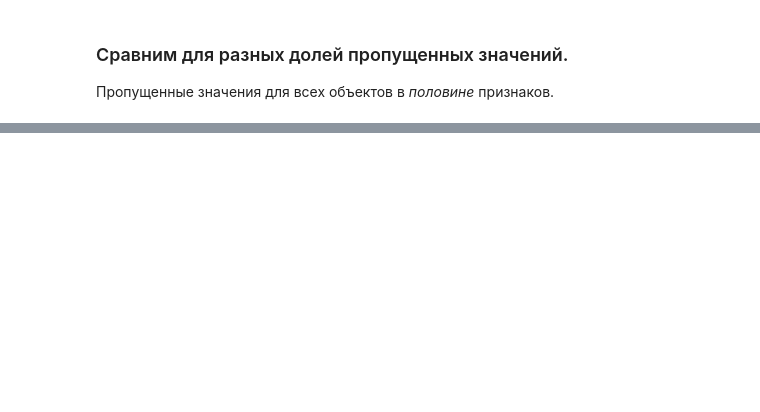
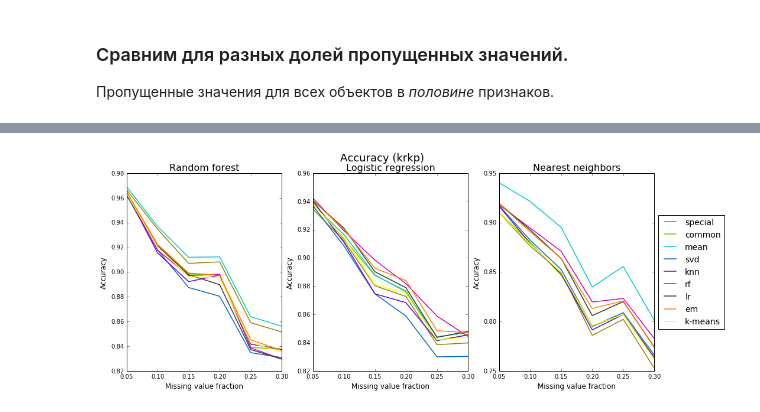
Before and after one commit to emilkayumov/missing-value, a Jupyter notebook: experiment.ipynb, the cells around one changed output, grey strips where cells are left out. Drawn from its saved outputs; the diff is of its cells as text; code cells hidden in the pictures; blank space fills up the shorter version.

```diff
--- a/experiment.ipynb
+++ b/experiment.ipynb
@@ -722,0 +430,7 @@ plt.show()
+# %%
+clf = LogisticRegression(C=1.0, penalty='l2')
+# %%
+accuracy_krkp_lr, rmse_krkp_lr = utils.make_experiments(krkp, krkp_y, clf, krkp_cv, missing_frac_range, num_iter=5,
+                                                        sp_value=0, add_binary=False)
+accuracy_krkp_lr.drop('ignore', axis=0, inplace=True)
+rmse_krkp_lr.drop('ignore', axis=0, inplace=True)
@@ -722,0 +447,7 @@ plt.show()
+# %%
+clf = KNeighborsClassifier(n_neighbors=5, n_jobs=-1)
+# %%
+accuracy_krkp_knn, rmse_krkp_knn = utils.make_experiments(krkp, krkp_y, clf, krkp_cv, missing_frac_range, num_iter=5,
+                                                          sp_value=0, add_binary=False)
+accuracy_krkp_knn.drop('ignore', axis=0, inplace=True)
+rmse_krkp_knn.drop('ignore', axis=0, inplace=True)
@@ -722,0 +464,4 @@ plt.show()
+# %%
+utils.make_plots_accuracy(accuracy_krkp_rf, accuracy_krkp_lr, accuracy_krkp_knn, 'krkp', 'krkp.pdf')
+# %% [output]
+[figure, added]
```
Also changed, not shown: parts of 43 cells of this notebook, 3 other files.
